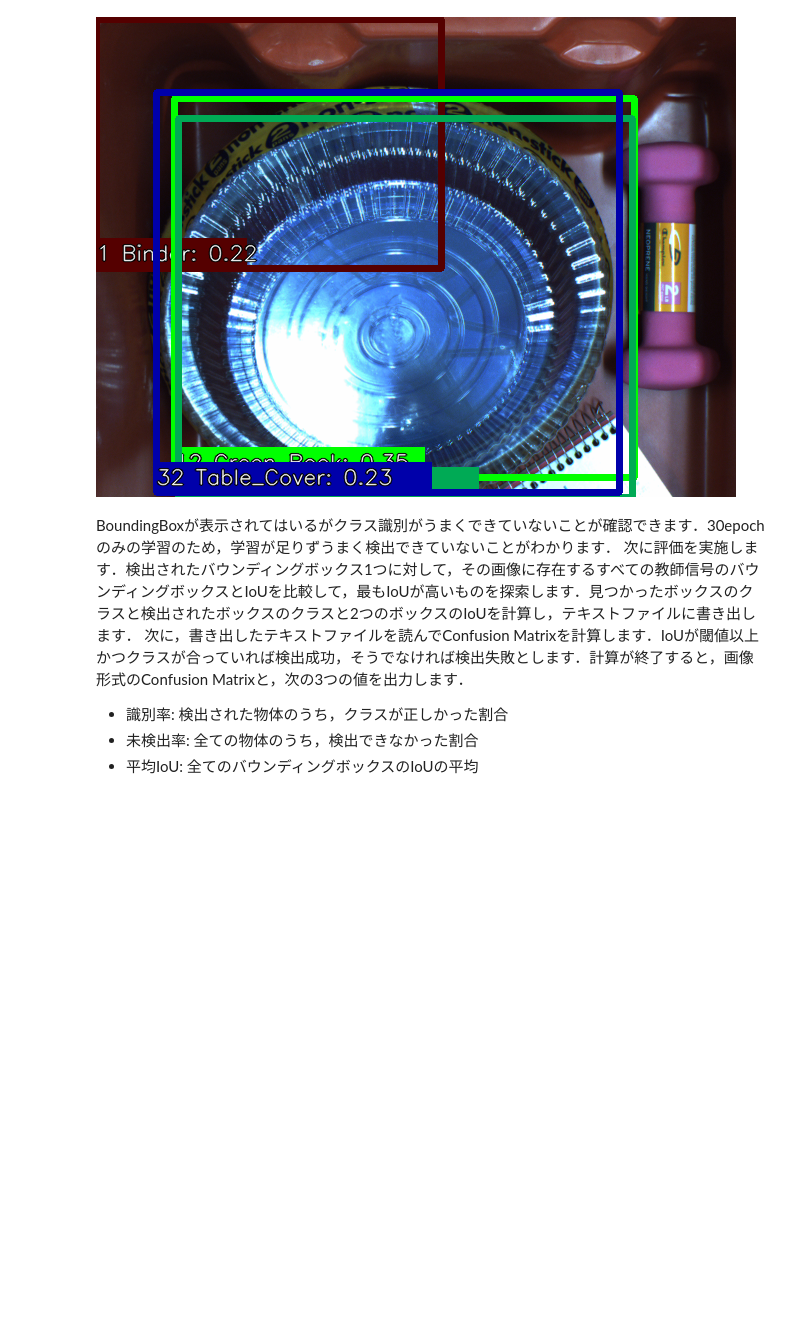
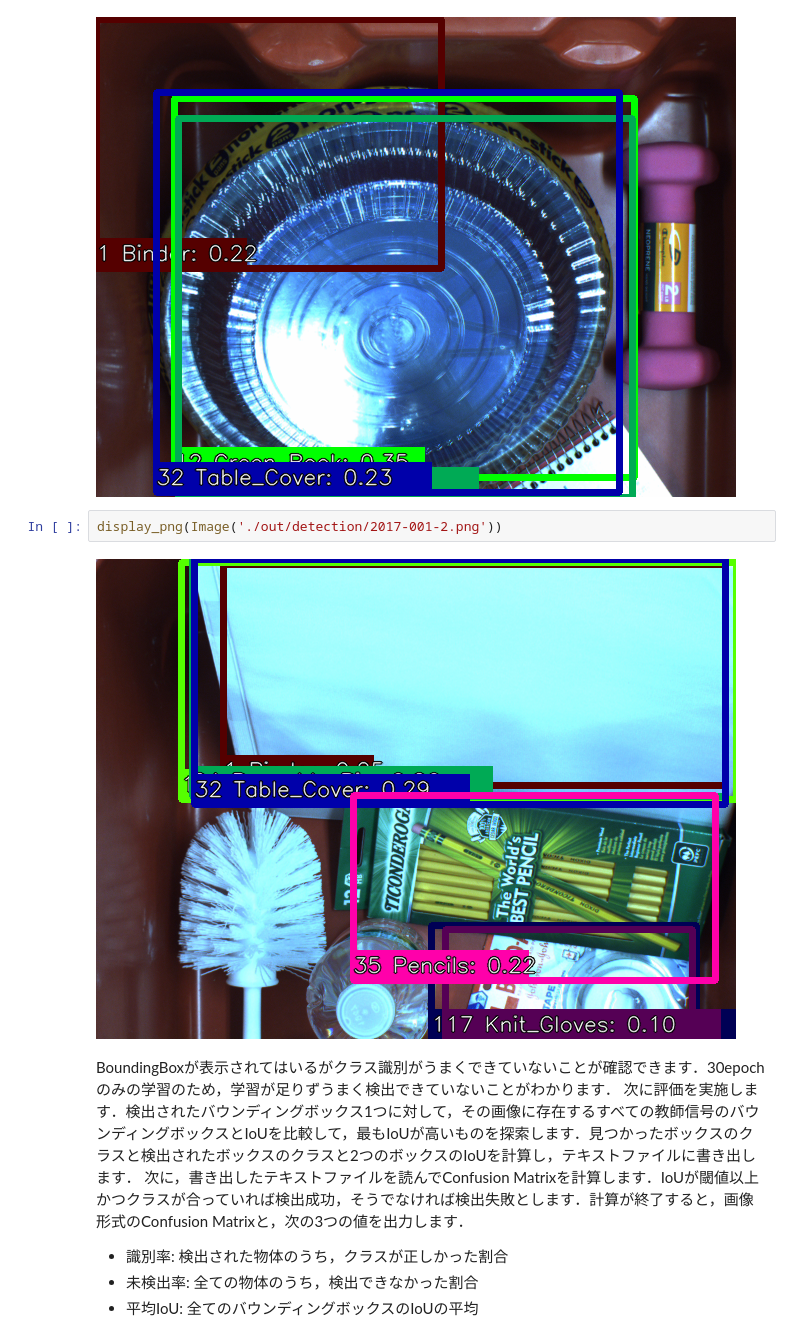
Before and after one commit to c-c-c-c/MPRGDeepLearningLectureNotebook, a Jupyter notebook: 11_cnn_pytorch/07_single_shot_multibox_detector.ipynb, the cells around one changed output. Saved outputs shown, nothing was run; the diff lists cells and outputs as text; blank space fills up the shorter version.

```diff
--- a/11_cnn_pytorch/07_single_shot_multibox_detector.ipynb
+++ b/11_cnn_pytorch/07_single_shot_multibox_detector.ipynb
@@ -1590,6 +1590,10 @@ from IPython.display import Image,display_png
 display_png(Image('./out/detection/2017-016-2.png'))
 # %% [output]
 [figure]
+# %%
+display_png(Image('./out/detection/2017-001-2.png'))
+# %% [output]
+[figure, added]
 # %% [markdown]
 BoundingBoxが表示されてはいるがクラス識別がうまくできていないことが確認できます．30epochのみの学習のため，学習が足りずうまく検出できていないことがわかります．
 次に評価を実施します．検出されたバウンディングボックス1つに対して，その画像に存在するすべての教師信号のバウンディングボックスとIoUを比較して，最もIoUが高いものを探索します．見つかったボックスのクラスと検出されたボックスのクラスと2つのボックスのIoUを計算し，テキストファイルに書き出します．
```
Also changed, not shown: 5 other files.
